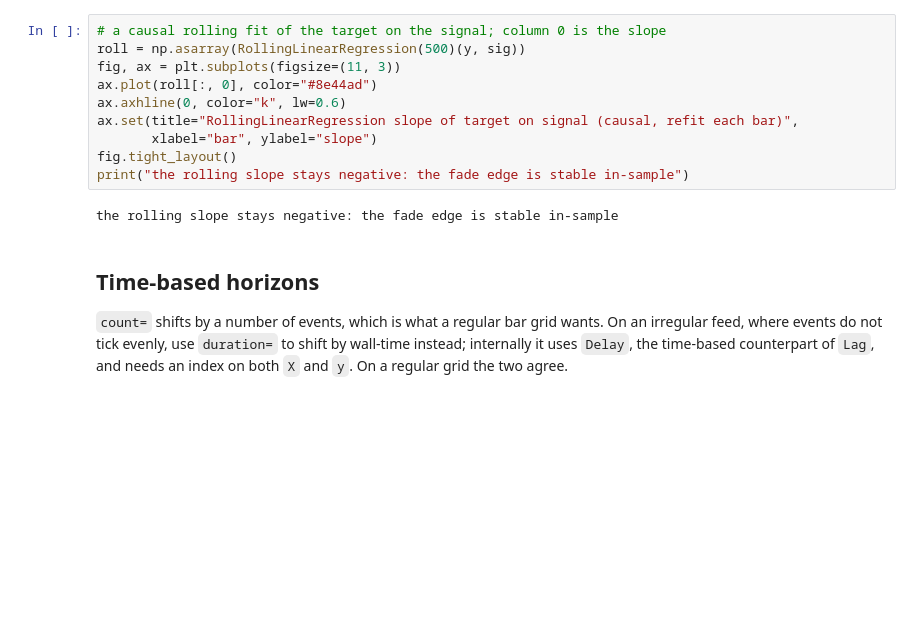
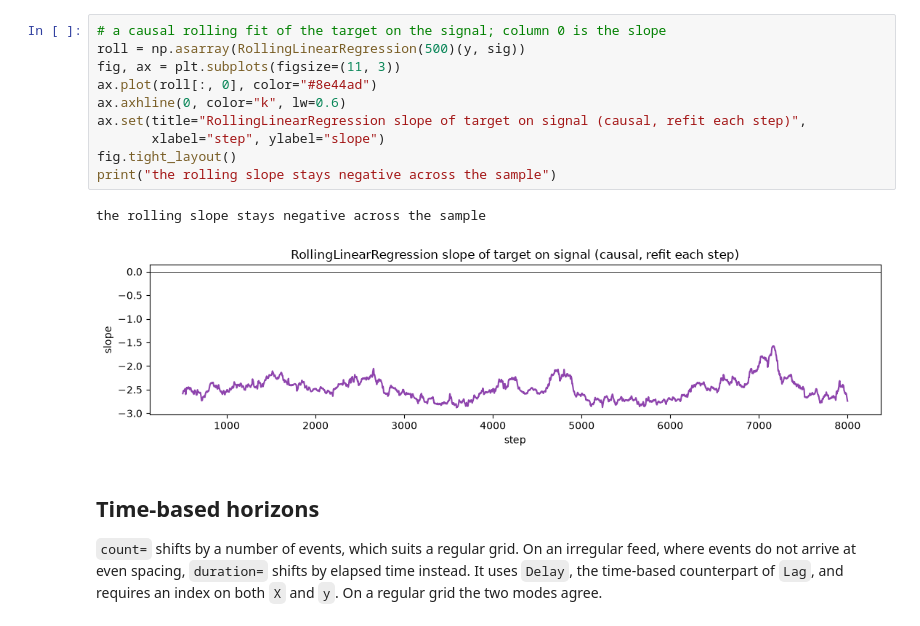
Before and after one commit to screamer-labs/screamer, a Jupyter notebook: docs/notebooks/16-supervised-forecasting.ipynb, the cells around one changed output. Drawn from its saved outputs; the diff is of its cells as text; blank space fills up the shorter version.

```diff
--- a/docs/notebooks/16-supervised-forecasting.ipynb
+++ b/docs/notebooks/16-supervised-forecasting.ipynb
@@ -160,21 +155,22 @@ bar and must hand a fixed training matrix.
 # %%
 # a causal rolling fit of the target on the signal; column 0 is the slope
 roll = np.asarray(RollingLinearRegression(500)(y, sig))
 fig, ax = plt.subplots(figsize=(11, 3))
 ax.plot(roll[:, 0], color="#8e44ad")
 ax.axhline(0, color="k", lw=0.6)
-ax.set(title="RollingLinearRegression slope of target on signal (causal, refit each bar)",
-       xlabel="bar", ylabel="slope")
+ax.set(title="RollingLinearRegression slope of target on signal (causal, refit each step)",
+       xlabel="step", ylabel="slope")
 fig.tight_layout()
-print("the rolling slope stays negative: the fade edge is stable in-sample")
+print("the rolling slope stays negative across the sample")
 # %% [output]
-the rolling slope stays negative: the fade edge is stable in-sample
+the rolling slope stays negative across the sample
+[figure, added]
 # %% [markdown]
 ## Time-based horizons
 
-`count=` shifts by a number of events, which is what a regular bar grid wants. On an
-irregular feed, where events do not tick evenly, use `duration=` to shift by
-wall-time instead; internally it uses `Delay`, the time-based counterpart of `Lag`,
-and needs an index on both `X` and `y`. On a regular grid the two agree.
+`count=` shifts by a number of events, which suits a regular grid. On an irregular feed,
+where events do not arrive at even spacing, `duration=` shifts by elapsed time instead.
+It uses `Delay`, the time-based counterpart of `Lag`, and requires an index on both `X`
+and `y`. On a regular grid the two modes agree.
 # %%
 idx = np.cumsum(rng.integers(1, 4, size=n)).astype(np.int64)   # irregular timestamps
```
Also changed, not shown: parts of 14 cells of this notebook, 5 other files.
